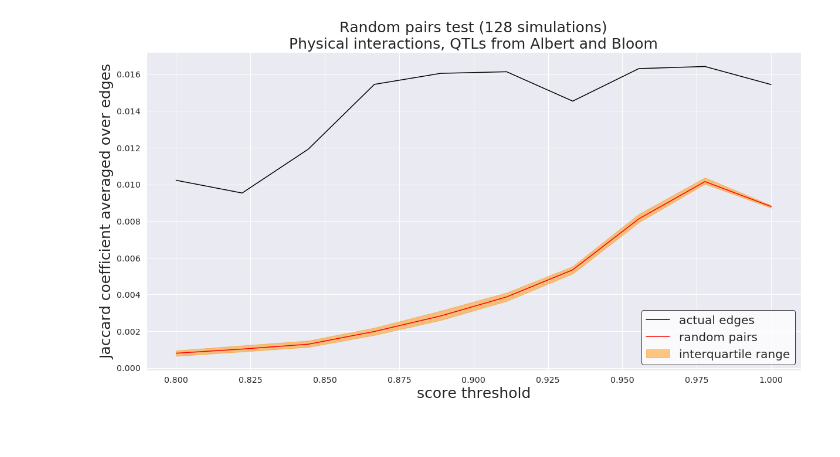
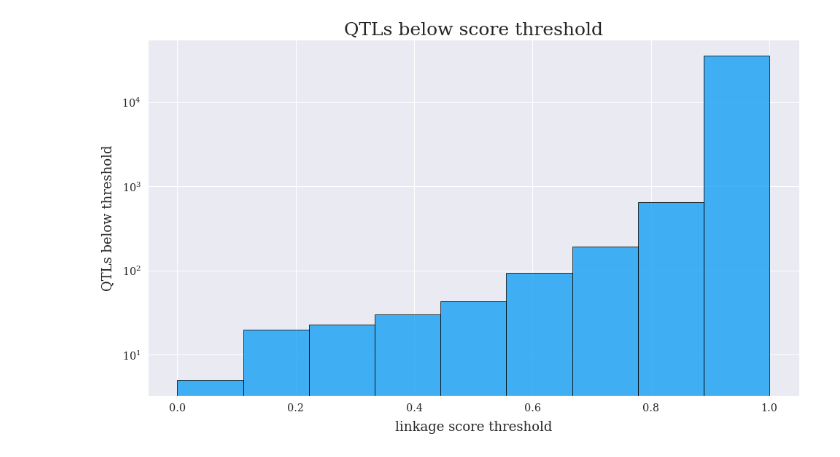
Before and after one commit to ivanov-v-v/PPINs-QTLs-Joint-Analysis, a Jupyter notebook: notebooks/figure-1.ipynb, the cells around one changed output. Saved outputs shown, nothing was run; the diff lists cells and outputs as text; code cells hidden in the pictures.

```diff
--- a/notebooks/figure-1.ipynb
+++ b/notebooks/figure-1.ipynb
@@ -257,25 +350,15 @@ simulation_results = rptest.map_reduce()
-# %%
-sns.set(font_scale=1.3)
-plt.figure(figsize=(20,10))
-plt.title("Random pairs test (128 simulations)\nPhysical interactions, QTLs from Albert and Bloom", fontsize=25)
-plt.xlabel("score threshold", fontsize=25)
-plt.ylabel("Jaccard coefficient averaged over edges", fontsize=25)
-plt.plot(score_thresholds,
-         simulation_results["actual"],
-         label="actual edges",
-         c="black")
-plt.plot(score_thresholds,
-         simulation_results["random"]["median"],
-         label="random pairs",
-         c="red")
-plt.fill_between(score_thresholds,
-                 simulation_results["random"]["1st-quartile"],
-                 simulation_results["random"]["3rd-quartile"],
-                 color="xkcd:tangerine", alpha=0.5,
-                 label="interquartile range")
-legend = plt.legend(loc="lower right", fontsize=20);
-frame = legend.get_frame();
-frame.set_facecolor("white");
-frame.set_edgecolor("black");
-# %% [output]
-[figure, removed]
+# %%
+sns.set(style="darkgrid", font_scale=1.3)
+sns.set_style({"font.family": "serif"})
+fig = plt.figure(figsize=(16,9));
+plt.title("QTLs below score threshold", fontsize=25);
+plt.xlabel("linkage score threshold", fontsize=18, labelpad=10);
+plt.ylabel("QTLs below threshold", fontsize=18, labelpad=10);
+plt.yscale("log")
+plt.hist(qtls_df["eQTLs_2018"].score,
+         bins=np.linspace(0,1,10),
+         alpha=0.75,
+         color="xkcd:azure",
+         edgecolor="black");
+# %% [output]
+[figure, added]
```
Also changed, not shown: parts of 14 cells of this notebook.
